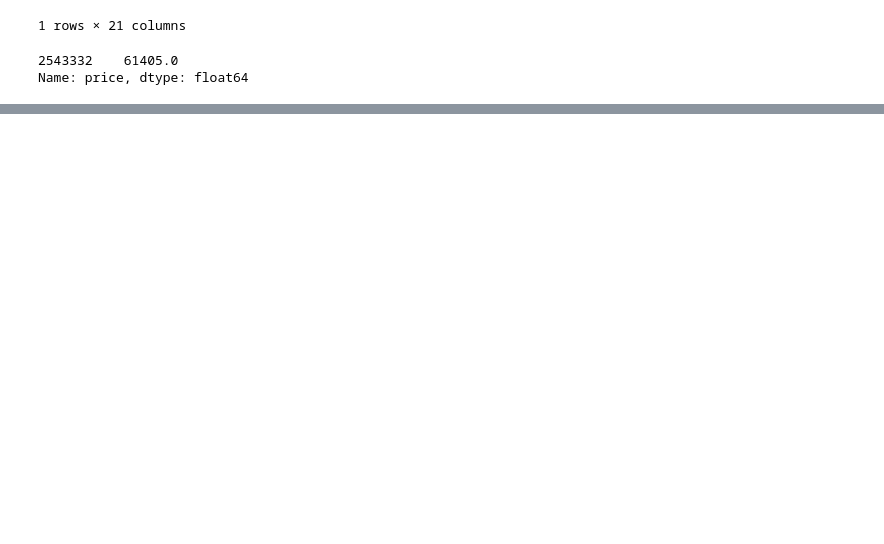
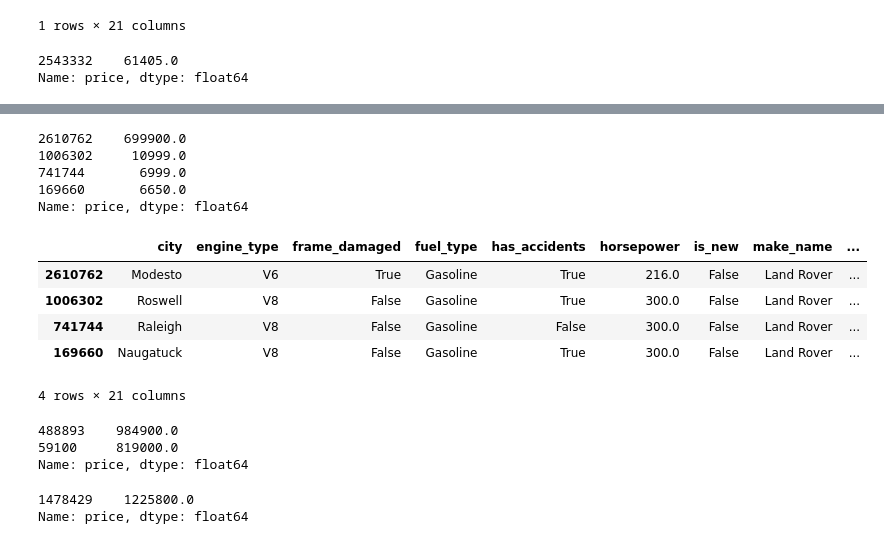
Before and after one commit to CaseyKiiza2026/vehicle-valuation-platform, a Jupyter notebook: notebooks/baseline_model.ipynb, the cells around one changed output, grey strips where cells are left out. Drawn from its saved outputs; the diff is of its cells as text; code cells hidden in the pictures; blank space fills up the shorter version.

```diff
--- a/notebooks/baseline_model.ipynb
+++ b/notebooks/baseline_model.ipynb
@@ -346,0 +345,17 @@ Name: price, dtype: float64
+# %%
+y_val.loc[Range_Rover_mask].sort_values(ascending=False)
+# %% [output]
+2610762    699900.0
+1006302     10999.0
+741744       6999.0
+169660       6650.0
+Name: price, dtype: float64
+# %%
+X_val.loc[[2610762, 1006302, 741744, 169660]]
+# %% [output]
+|  | city | engine_type | frame_damaged | fuel_type | has_accidents | horsepower | is_new | make_name | ... |
+| 2610762 | Modesto | V6 | True | Gasoline | True | 216.0 | False | Land Rover | ... |
+| 1006302 | Roswell | V8 | False | Gasoline | True | 300.0 | False | Land Rover | ... |
+| 741744 | Raleigh | V8 | False | Gasoline | False | 300.0 | False | Land Rover | ... |
+| 169660 | Naugatuck | V8 | False | Gasoline | True | 300.0 | False | Land Rover | ... |
+4 rows × 21 columns
@@ -346,0 +374,11 @@ Name: price, dtype: float64
+# %%
+y_val.loc[Porsche_mask_2005].sort_values(ascending=False)
+# %% [output]
+488893    984900.0
+59100     819000.0
+Name: price, dtype: float64
+# %%
+y_val.loc[Porsche_mask_2015].sort_values(ascending=False)
+# %% [output]
+1478429    1225800.0
+Name: price, dtype: float64
```
Also changed, not shown: parts of 19 cells of this notebook, 1 other file.
